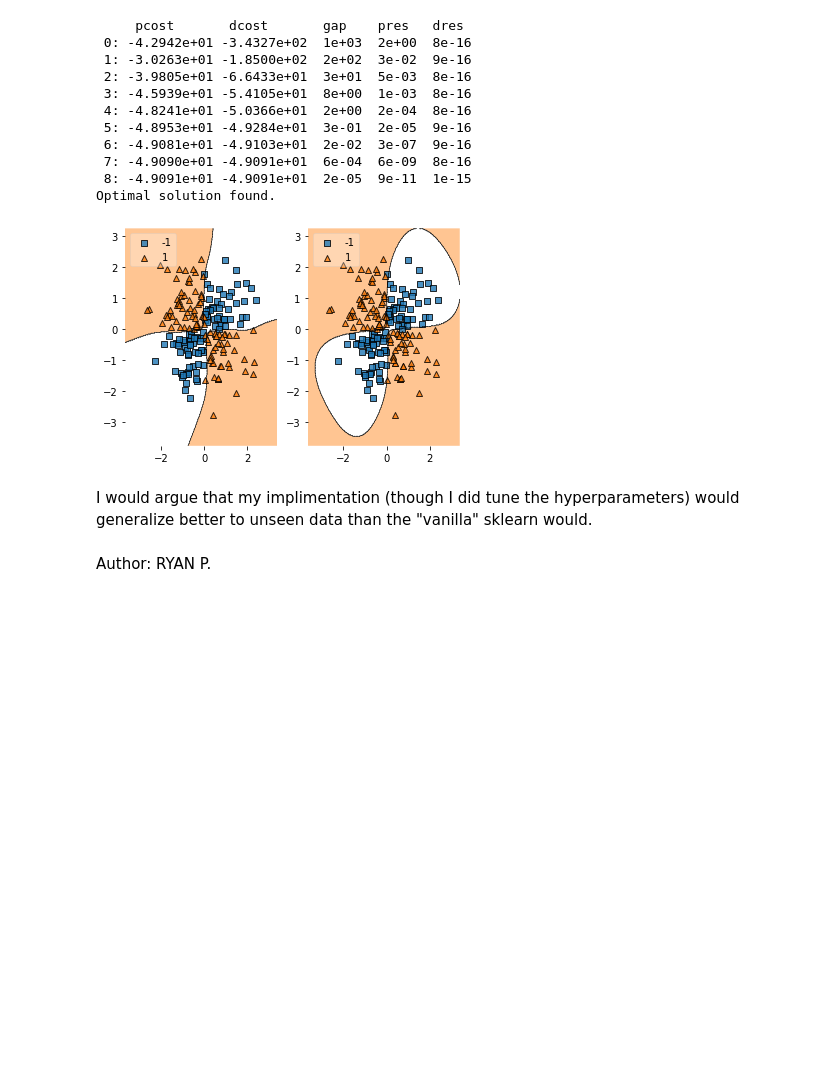
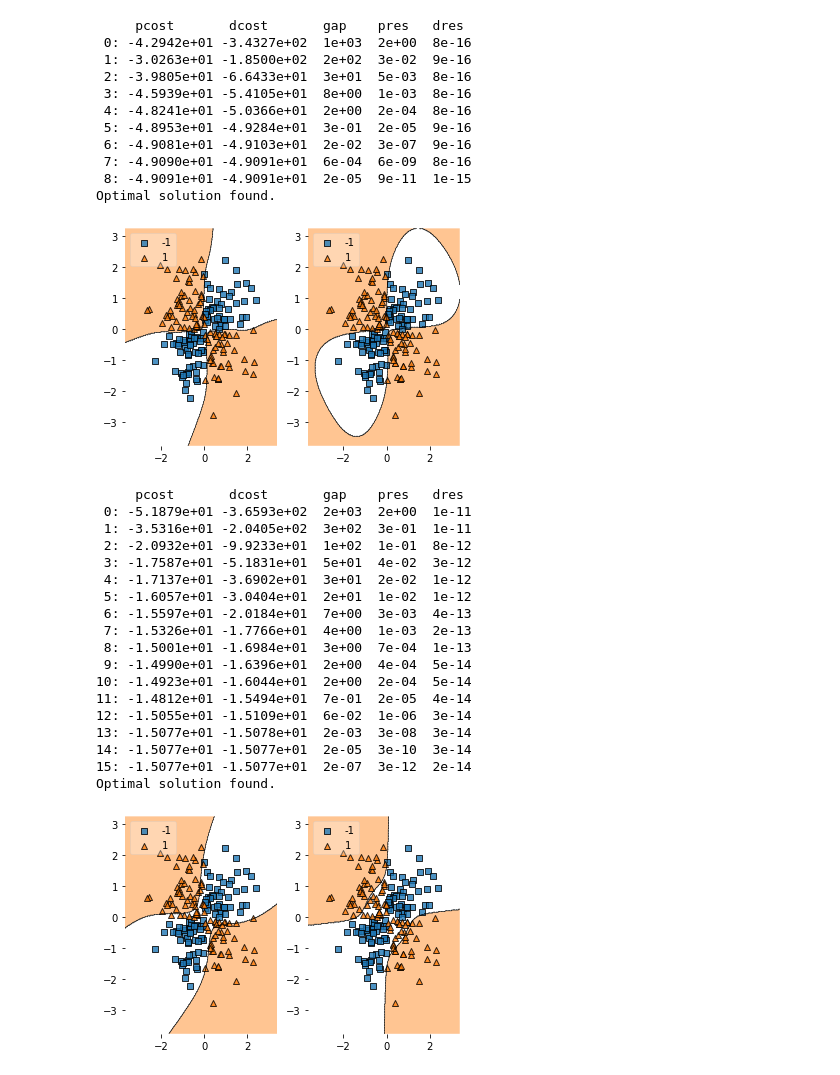
Before and after one commit to ryanirl/ml-basics, a Jupyter notebook: svm/SVM.ipynb, the cells around one changed output. Saved outputs shown, nothing was run; the diff lists cells and outputs as text; code cells hidden in the pictures; blank space fills up the shorter version.

Commit message:
started mnist classification with scratch SVM implimentation | finished SVM & Perceptron

```diff
--- a/svm/SVM.ipynb
+++ b/svm/SVM.ipynb
@@ -210,8 +212,17 @@ y = y.reshape(-1,1) * 1.
 # HUGE OVERFITTING PROBLEM
 # SOLUTION: RAISE SIGMA VALUE
 
-def gaussian(x1, x2, sigma = 0.1, axis = 0):
+def gaussian(x1, x2, sigma = 0.1, axis = 0, p = 0):
     return np.exp(-(np.linalg.norm(x1 - x2, axis=axis) ** 2) / (2.0 * (sigma ** 2.0)))
+
+# Defualt polynomial of degree 6
+def polynomial(x1, x2, sigma = 0, axis = 0, p = 6):
+    return (1.0 + np.dot(x2, x1)) ** p
+
+# Because we are NOT using a soft margin SVM
+# this will only be accurate for linearly seperable data
+def linear(x1, x2, sigma = 0, axis = 0, p = 0):
+    return np.dot(x1, x2.T)
 # %%
 # Much of the design is based off of Aladdin Persson's implimentation, his video on SVM with CVXOPT was
 # instrumental in my understanding of the CVXOPT library, so huge shoutout to him. The link to his video is:
@@ -228,10 +239,11 @@ class SVM:
 
     '''
 
-    def __init__(self, kernel = gaussian, sigma = 0.6, C = 1):
-        self.kernal = kernel
+    def __init__(self, kernel = gaussian, sigma = 0.6, C = 1, poly_degree = 6):
+        self.kernel = kernel
         self.sigma = sigma
         self.C = C
+        self.poly_degree = poly_degree
 
 
     def fit(self, x, y):
@@ -243,7 +255,7 @@ class SVM:
         # Kernel K<X, X>
         for i in range(m):
             for j in range(m):
-                self.gram_matrix[i][j] = gaussian(X[i], X[j], self.sigma, axis=0)
+                self.gram_matrix[i][j] = self.kernel(X[i], X[j], sigma = self.sigma, p = self.poly_degree, axis = 0)
 
         # The following article was a big help in understanding the conversion from dual form
         # to CVXOPT required form and implimenting CVXOPT:
@@ -275,7 +287,7 @@ class SVM:
 
         # Kernel <X_i, self.X>
         for i in range(len(X)):
-            prediction[i] = np.sum(self.alphas[S] * self.y[S] * gaussian(X[i], self.X[S], self.sigma, axis=1)[:, np.newaxis]) #AP
+            prediction[i] = np.sum(self.alphas[S] * self.y[S] * self.kernel(X[i], self.X[S], self.sigma, axis=1)[:, np.newaxis]) #AP
 
         return np.sign(prediction + self.bias) #AP
 # %%
@@ -307,7 +321,41 @@ plt.show()
  8: -4.9091e+01 -4.9091e+01  2e-05  9e-11  1e-15
 Optimal solution found.
 [figure]
-# %% [markdown]
-I would argue that my implimentation (though I did tune the hyperparameters) would generalize better to unseen data than the "vanilla" sklearn would.
-# %% [markdown]
-Author: RYAN P.
+# %%
+# Degree 6 Polynomial Comparison
+
+# Multiple Plots
+fig, (ax0, ax1) = plt.subplots(1, 2)
+
+# My Implimentation
+model = SVM(kernel = polynomial, poly_degree = 6)
+model.fit(X, y)
+plot_decision_regions(X, y_int_32, clf=model, legend=2, ax=ax0)
+
+# sklearn Implimentation
+sklearn_model = SVC(kernel='poly', degree = 6)
+sklearn_model.fit(X, y_int_32)
+plot_decision_regions(X, y_int_32, clf=sklearn_model, legend=2, ax=ax1)
+
+# SHOW PLOT
+plt.show()
+# %% [output]
+     pcost       dcost       gap    pres   dres
+ 0: -5.1879e+01 -3.6593e+02  2e+03  2e+00  1e-11
+ 1: -3.5316e+01 -2.0405e+02  3e+02  3e-01  1e-11
+ 2: -2.0932e+01 -9.9233e+01  1e+02  1e-01  8e-12
+ 3: -1.7587e+01 -5.1831e+01  5e+01  4e-02  3e-12
+ 4: -1.7137e+01 -3.6902e+01  3e+01  2e-02  1e-12
+ 5: -1.6057e+01 -3.0404e+01  2e+01  1e-02  1e-12
+ 6: -1.5597e+01 -2.0184e+01  7e+00  3e-03  4e-13
+ 7: -1.5326e+01 -1.7766e+01  4e+00  1e-03  2e-13
+ 8: -1.5001e+01 -1.6984e+01  3e+00  7e-04  1e-13
+ 9: -1.4990e+01 -1.6396e+01  2e+00  4e-04  5e-14
+10: -1.4923e+01 -1.6044e+01  2e+00  2e-04  5e-14
+11: -1.4812e+01 -1.5494e+01  7e-01  2e-05  4e-14
+12: -1.5055e+01 -1.5109e+01  6e-02  1e-06  3e-14
+13: -1.5077e+01 -1.5078e+01  2e-03  3e-08  3e-14
+14: -1.5077e+01 -1.5077e+01  2e-05  3e-10  3e-14
+15: -1.5077e+01 -1.5077e+01  2e-07  3e-12  2e-14
+Optimal solution found.
+[figure, added]
```
Also changed, not shown: parts of 6 cells of this notebook, 14 other files.
